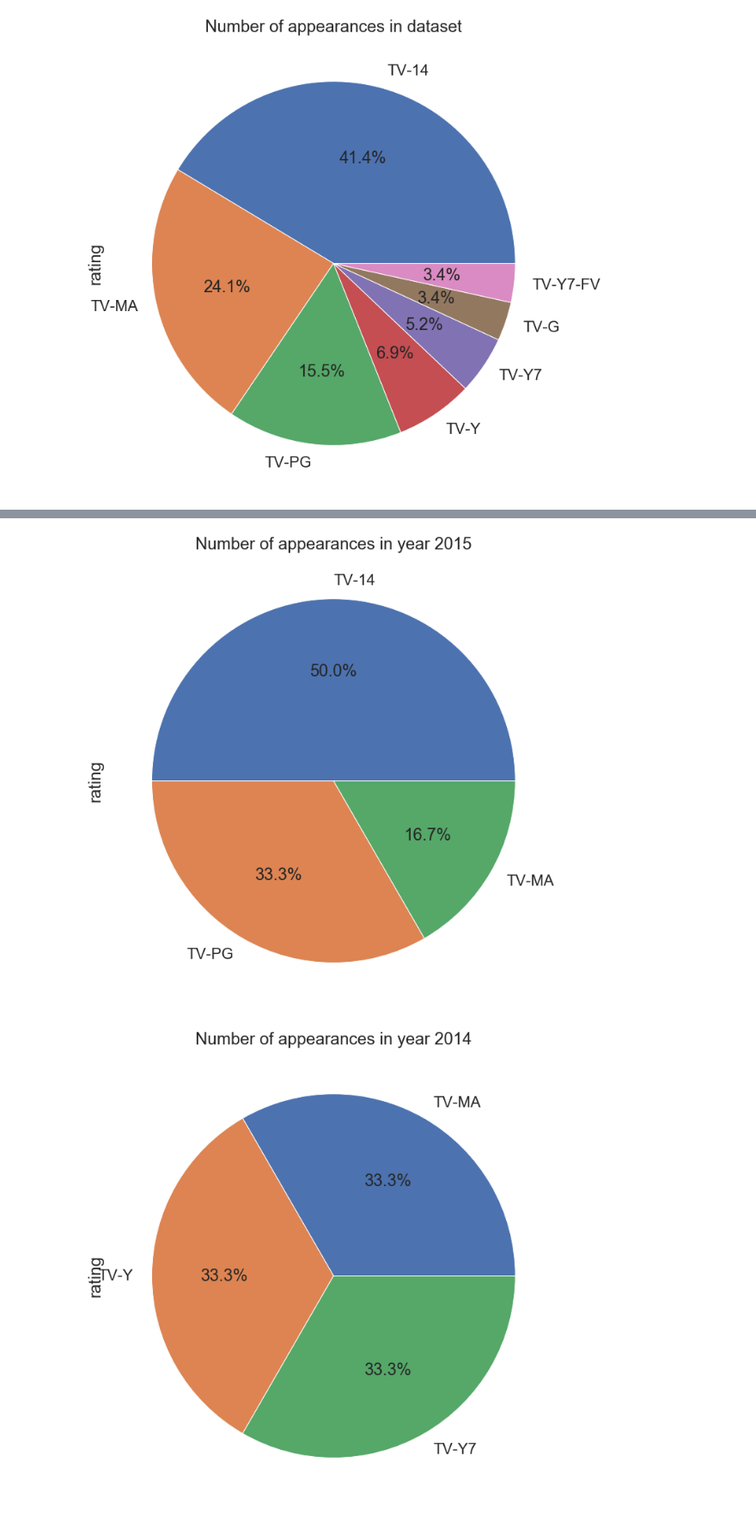
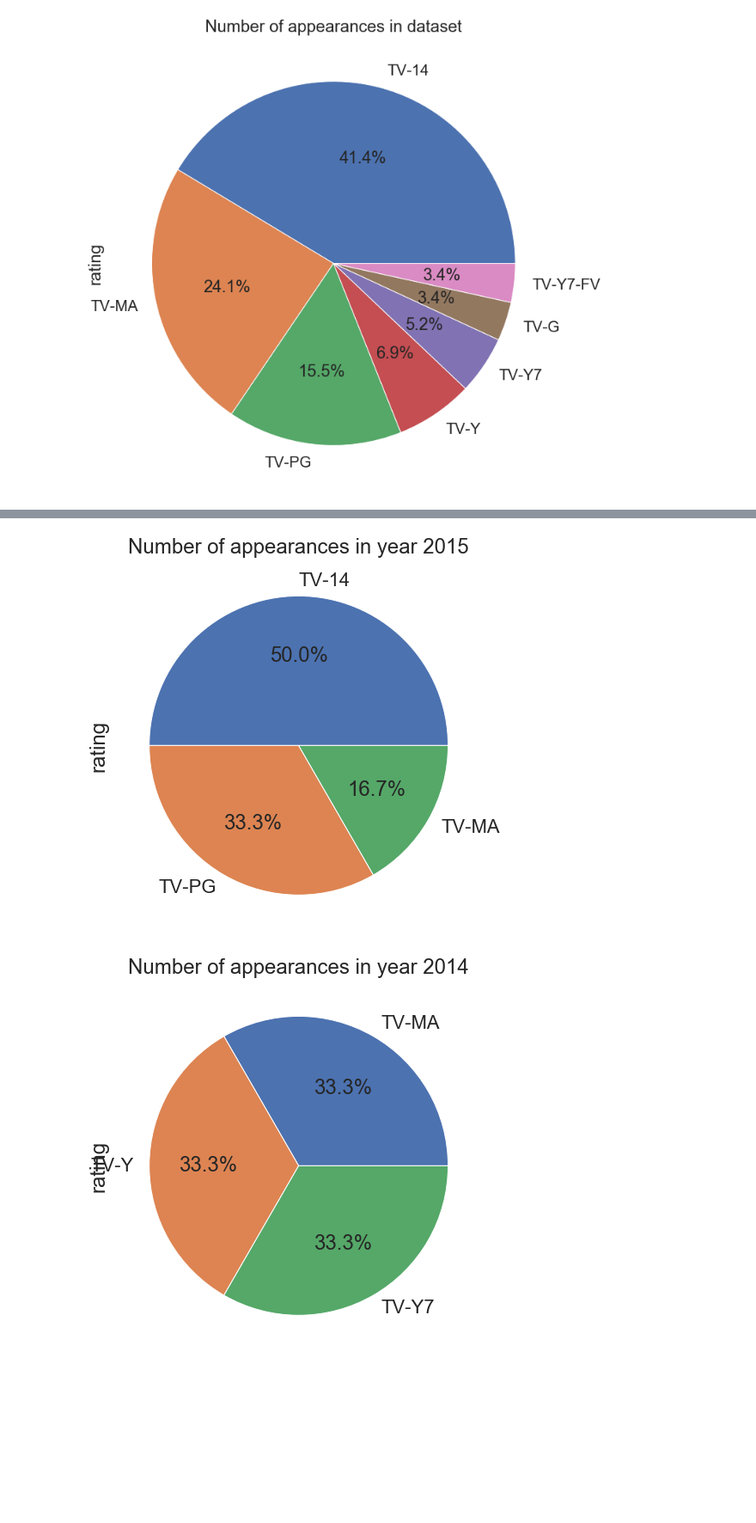
Before and after one commit to AmeerYHassan/Video-Streaming-Analysis, a Jupyter notebook: Graphs/Vaish_code.ipynb, the cells around one changed output, grey strips where cells are left out. Shown at 86% size. Saved outputs shown, nothing was run; the diff lists cells and outputs as text; code cells hidden in the pictures; blank space fills up the shorter version.

```diff
--- a/Graphs/Vaish_code.ipynb
+++ b/Graphs/Vaish_code.ipynb
@@ -95,14 +89,14 @@ plt.show()
 # %%
-plt.figure(figsize=(12,12))
+plt.figure(figsize=(8,8))
 df5.rating.value_counts().plot(kind='pie',autopct='%1.1f%%')
 plt.title('Number of appearances in year 2015')
 plt.show()
 
-plt.figure(figsize=(12,12))
+plt.figure(figsize=(8,8))
 df6.rating.value_counts().plot(kind='pie',autopct='%1.1f%%')
 plt.title('Number of appearances in year 2014')
 plt.show()
 # %% [output]
-[figure, old version]
+[figure, new version]
-[figure, old version]
+[figure, new version]
 # %%
```
Also changed, not shown: parts of 7 cells of this notebook.
